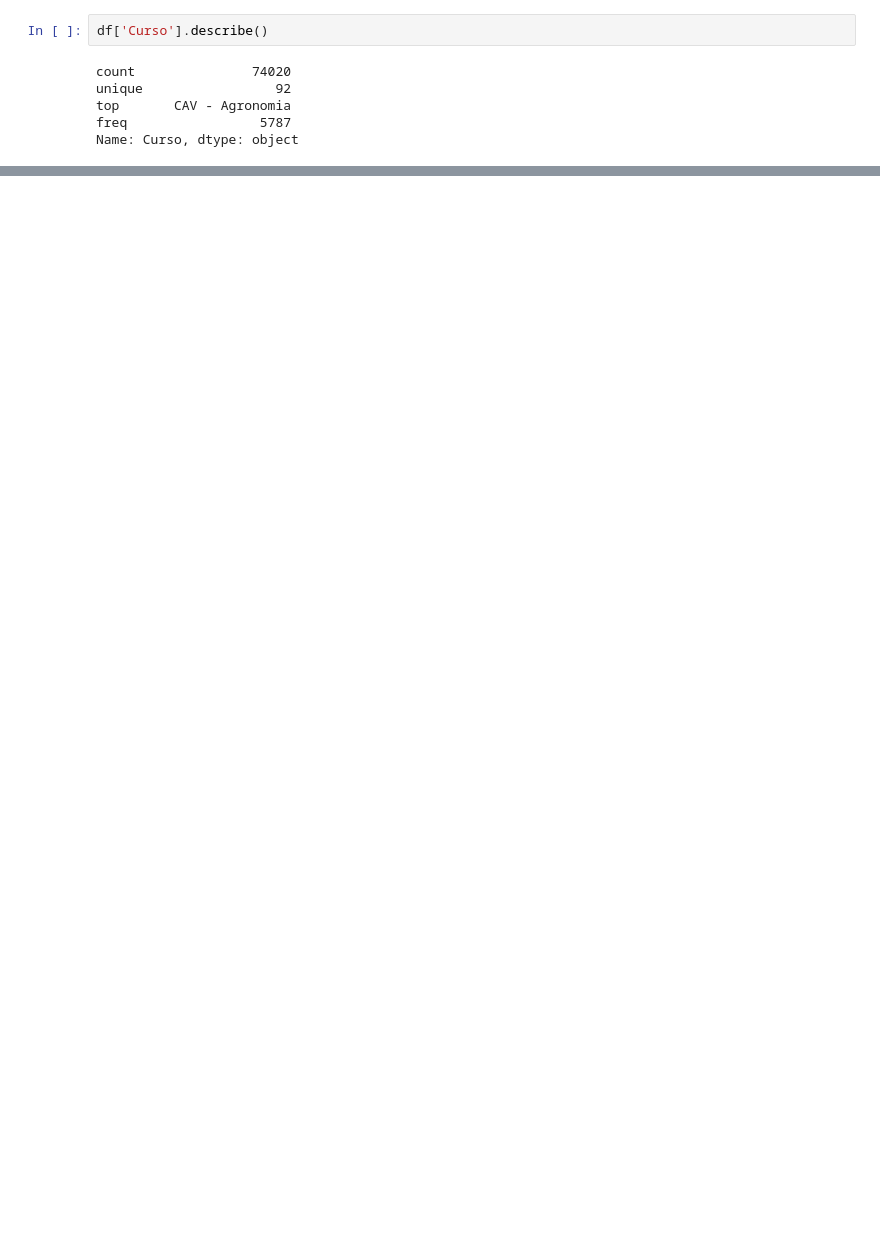
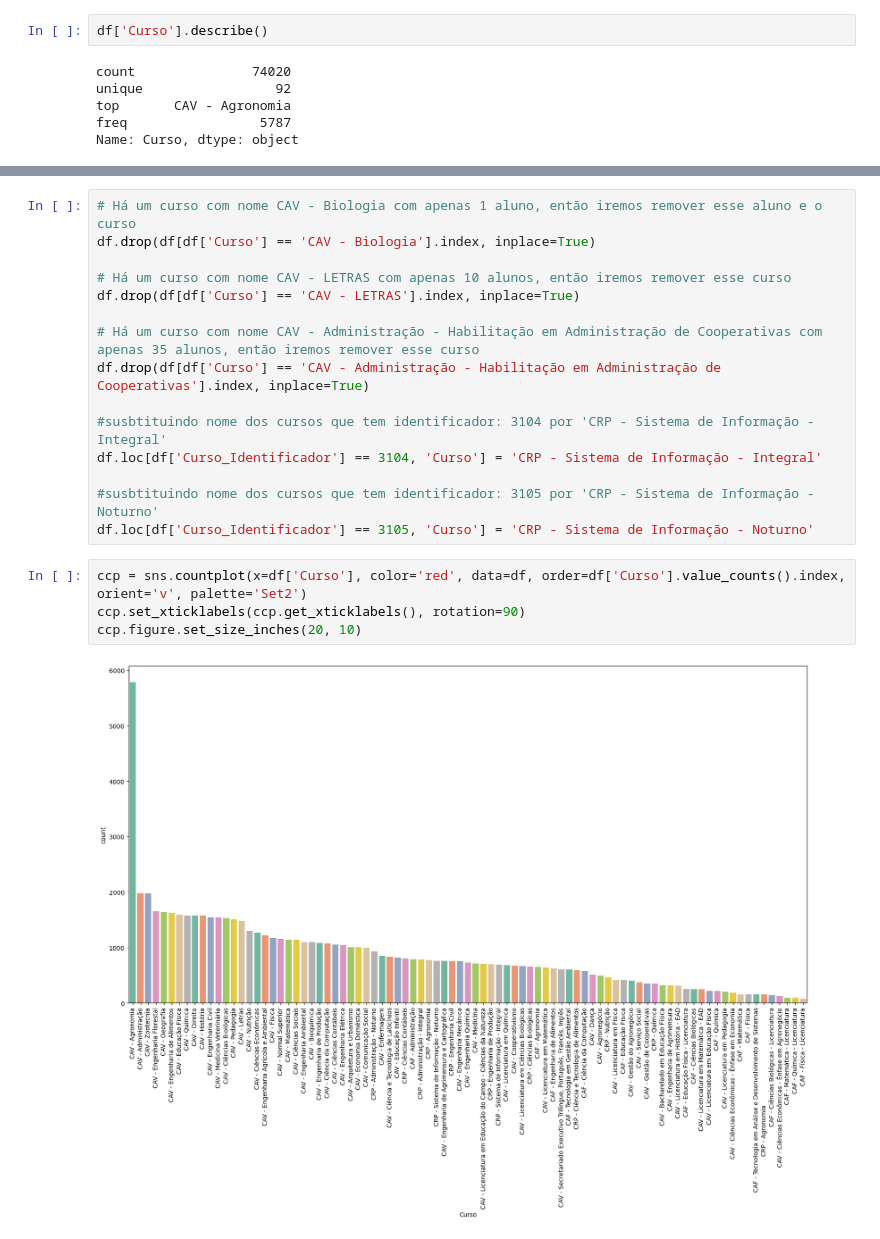
Before and after one commit to Mateus-Henr/Data-Science-TP1, a Jupyter notebook: Entrega_1.ipynb, the cells around one changed output, grey strips where cells are left out. Drawn from its saved outputs; the diff is of its cells as text; blank space fills up the shorter version.

```diff
--- a/Entrega_1.ipynb
+++ b/Entrega_1.ipynb
@@ -436,0 +359,21 @@ dfCurso
+# %%
+# Há um curso com nome CAV - Biologia com apenas 1 aluno, então iremos remover esse aluno e o curso
+df.drop(df[df['Curso'] == 'CAV - Biologia'].index, inplace=True)
+
+# Há um curso com nome CAV - LETRAS com apenas 10 alunos, então iremos remover esse curso
+df.drop(df[df['Curso'] == 'CAV - LETRAS'].index, inplace=True)
+
+# Há um curso com nome CAV - Administração - Habilitação em Administração de Cooperativas com apenas 35 alunos, então iremos remover esse curso
+df.drop(df[df['Curso'] == 'CAV - Administração - Habilitação em Administração de Cooperativas'].index, inplace=True)
+
+#susbtituindo nome dos cursos que tem identificador: 3104 por 'CRP - Sistema de Informação - Integral'
+df.loc[df['Curso_Identificador'] == 3104, 'Curso'] = 'CRP - Sistema de Informação - Integral'
+
+#susbtituindo nome dos cursos que tem identificador: 3105 por 'CRP - Sistema de Informação - Noturno'
+df.loc[df['Curso_Identificador'] == 3105, 'Curso'] = 'CRP - Sistema de Informação - Noturno'
+# %%
+ccp = sns.countplot(x=df['Curso'], color='red', data=df, order=df['Curso'].value_counts().index, orient='v', palette='Set2')
+ccp.set_xticklabels(ccp.get_xticklabels(), rotation=90)
+ccp.figure.set_size_inches(20, 10)
+# %% [output]
+[figure, added]
```
Also changed, not shown: parts of 77 cells of this notebook.
